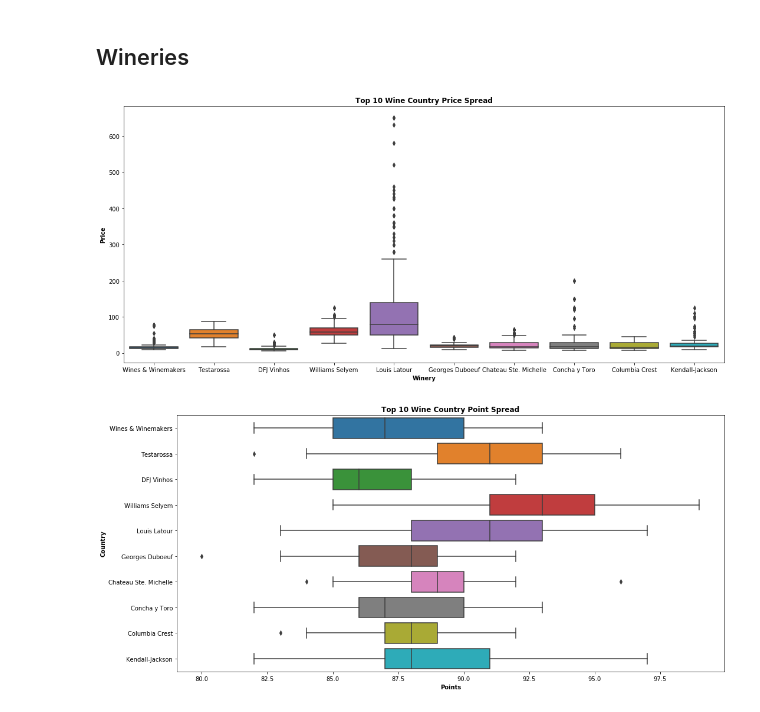
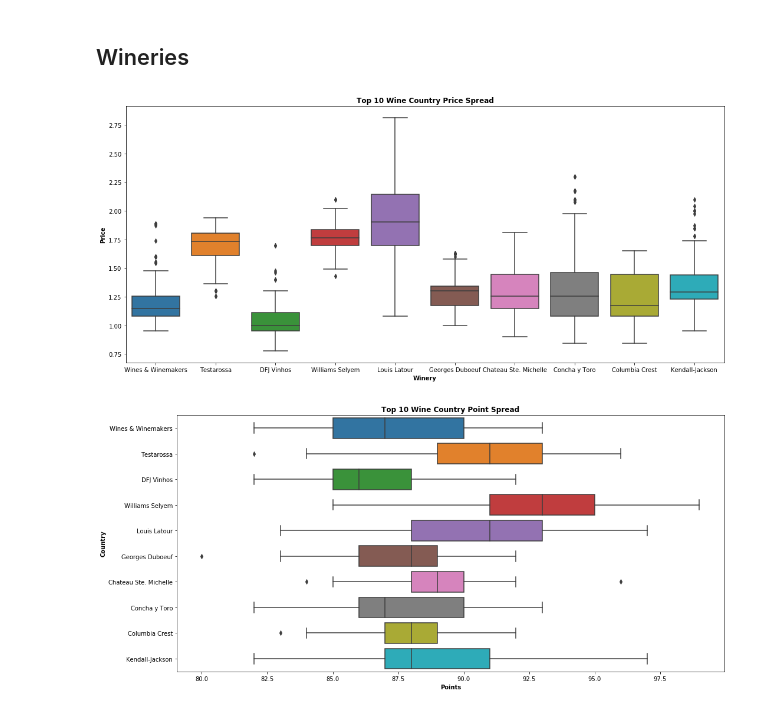
Before and after one commit to andrewab981/Thinkful, a Jupyter notebook: Supervised Learning Capstone/Supervised Learning Capstone.ipynb, the cells around one changed output. Saved outputs shown, nothing was run; the diff lists cells and outputs as text; code cells hidden in the pictures.

```diff
--- a/Supervised Learning Capstone/Supervised Learning Capstone.ipynb
+++ b/Supervised Learning Capstone/Supervised Learning Capstone.ipynb
@@ -66,7 +66,7 @@ dtype: int64
 The one missing variety will be removed from the data as there will be no affect on the model performance for one less item. The 'Unnamed: 0 column will be dropped as it is just an index.
 # %%
 df.drop('Unnamed: 0', axis=1, inplace=True)
-df = df.dropna(subset=['variety'])
+#df = df.dropna(subset=['variety'])
 df.isna().sum()
 # %% [output]
 country                     63
@@ -371,17 +368,17 @@ winery_index = df.set_index('winery')
 winery_index = winery_index.loc[winery_largest].reset_index()
 # %%
 plt.figure(figsize=(15, 7))
-sns.boxplot(x=winery_index['winery'], y=winery_index['price'])
+sns.boxplot(x=winery_index['winery'], y=np.log10(winery_index['price']))
 
 plt.title('Top 10 Wine Country Price Spread', fontweight='bold')
 plt.ylabel('Price', fontweight='bold')
 plt.xlabel('Winery', fontweight='bold')
 
 
 plt.tight_layout()
 plt.show()
 # %% [output]
-[figure, old version]
+[figure, new version]
 # %%
 plt.figure(figsize=(15, 7))
 sns.boxplot(x=winery_index['points'], y=winery_index['winery'])
```
Also changed, not shown: parts of 36 cells of this notebook.
